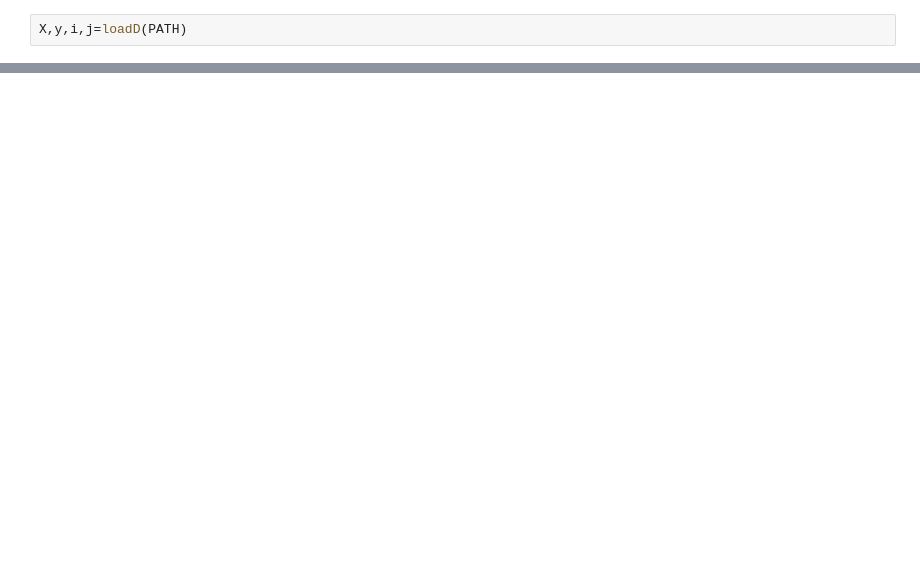
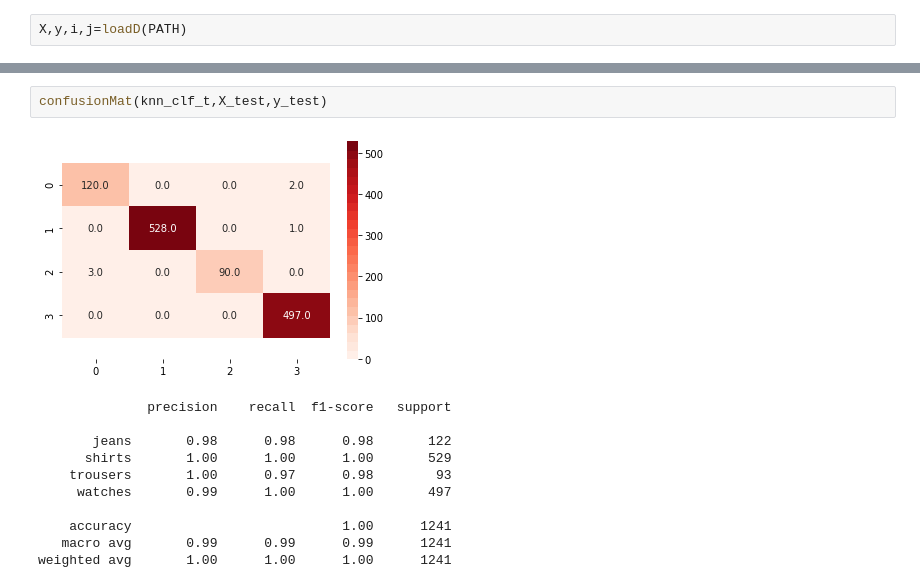
Before and after one commit to Elmaravilla7/ProjML, a Jupyter notebook: Untitled.ipynb, the cells around one changed output, grey strips where cells are left out. Drawn from its saved outputs; the diff is of its cells as text; blank space fills up the shorter version.

```diff
--- a/Untitled.ipynb
+++ b/Untitled.ipynb
@@ -215,0 +233,14 @@ score_df2.head()
+# %%
+confusionMat(knn_clf_t,X_test,y_test)
+# %% [output]
+[figure, added]
+              precision    recall  f1-score   support
+
+       jeans       0.98      0.98      0.98       122
+      shirts       1.00      1.00      1.00       529
+    trousers       1.00      0.97      0.98        93
+     watches       0.99      1.00      1.00       497
+
+    accuracy                           1.00      1241
+   macro avg       0.99      0.99      0.99      1241
+weighted avg       1.00      1.00      1.00      1241
```
Also changed, not shown: parts of 19 cells of this notebook.
